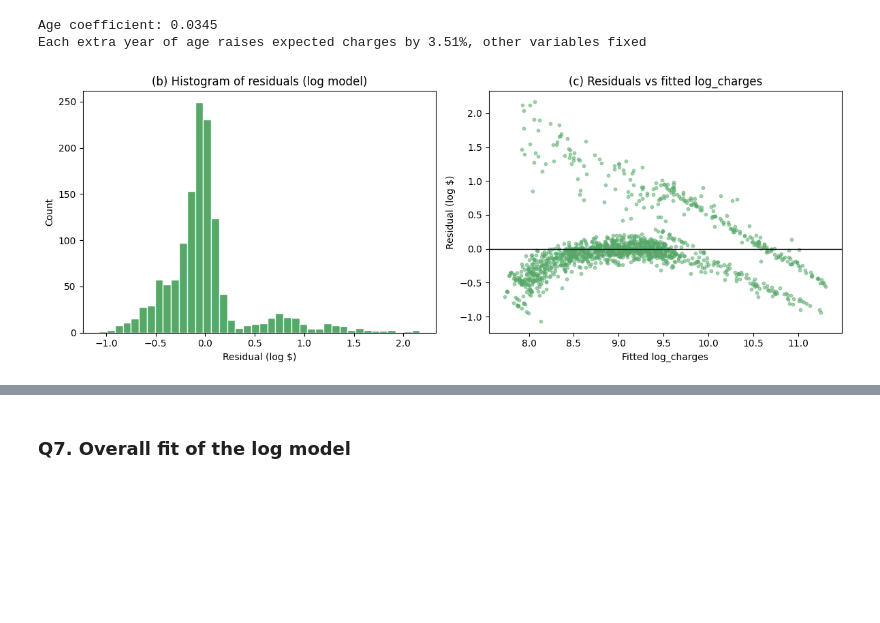
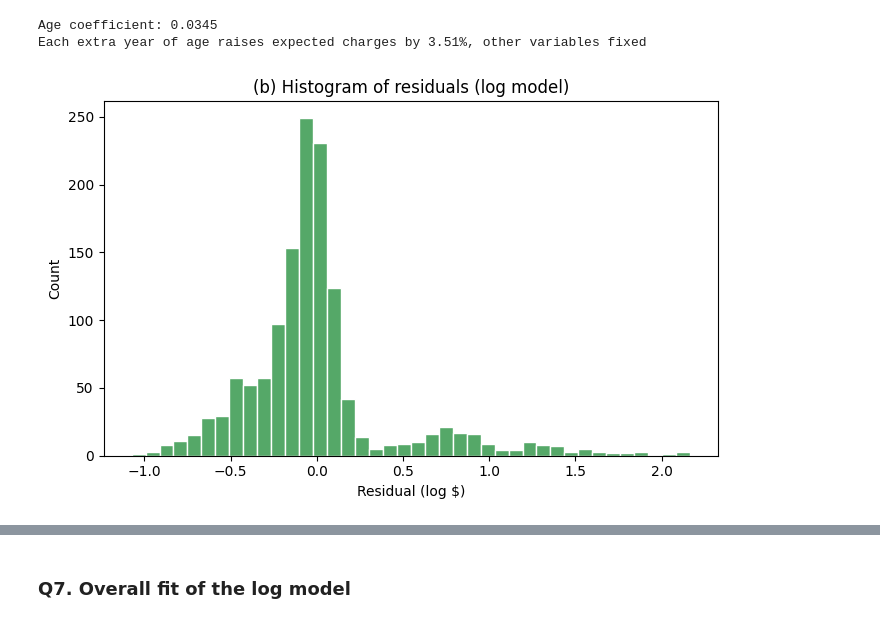
Before and after one commit to Mturco3/insurance-charges-regression, a Jupyter notebook: notebooks/insurance_regression.ipynb, the cells around one changed output, grey strips where cells are left out. Saved outputs shown, nothing was run; the diff lists cells and outputs as text; code cells hidden in the pictures; blank space fills up the shorter version.

```diff
--- a/notebooks/insurance_regression.ipynb
+++ b/notebooks/insurance_regression.ipynb
@@ -252,22 +298,13 @@ print(f"Each extra year of age raises expected charges by {age_effect:.2%}, othe
 # %% [output]
 Age coefficient: 0.0345
 Each extra year of age raises expected charges by 3.51%, other variables fixed
-# %%
-log_residuals = log_model.resid
-log_fitted = log_model.fittedvalues
-
-fig, axes = plt.subplots(1, 2, figsize=(12, 4.5))
-axes[0].hist(log_residuals, bins=40, color="#55a868", edgecolor="white")
-axes[0].set_title("(b) Histogram of residuals (log model)")
-axes[0].set_xlabel("Residual (log $)")
-axes[0].set_ylabel("Count")
-axes[1].scatter(log_fitted, log_residuals, s=10, alpha=0.5, color="#55a868")
-axes[1].axhline(0, color="black", linewidth=1)
-axes[1].set_title("(c) Residuals vs fitted log_charges")
-axes[1].set_xlabel("Fitted log_charges")
-axes[1].set_ylabel("Residual (log $)")
-plt.tight_layout()
-plt.savefig(IMAGES_DIR / "residuals_log.png", dpi=150)
-plt.show()
-# %% [output]
-[figure, removed]
+# %%
+plot_residual_histogram(
+    log_model.resid,
+    "(b) Histogram of residuals (log model)",
+    "Residual (log $)",
+    "#55a868",
+    "residuals_log_histogram.png"
+)
+# %% [output]
+[figure, added]
```
Also changed, not shown: parts of 9 cells of this notebook, 8 other files.
